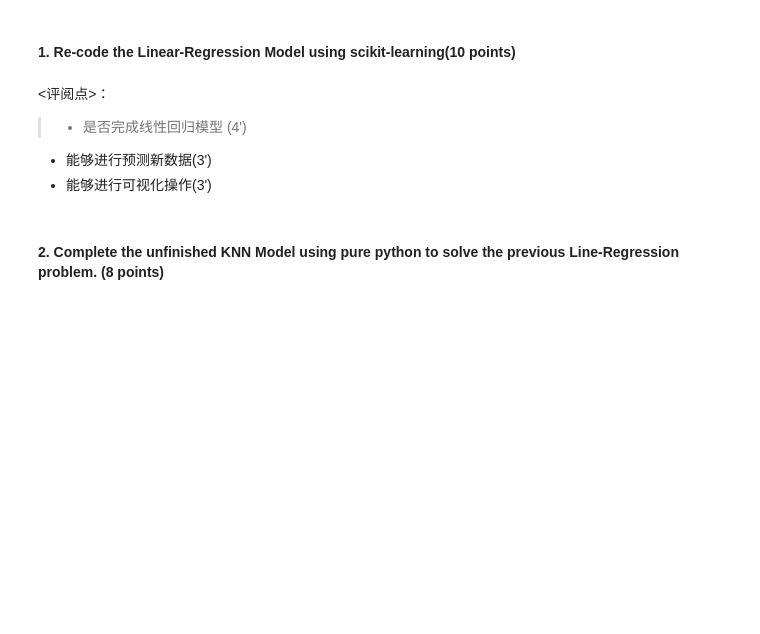
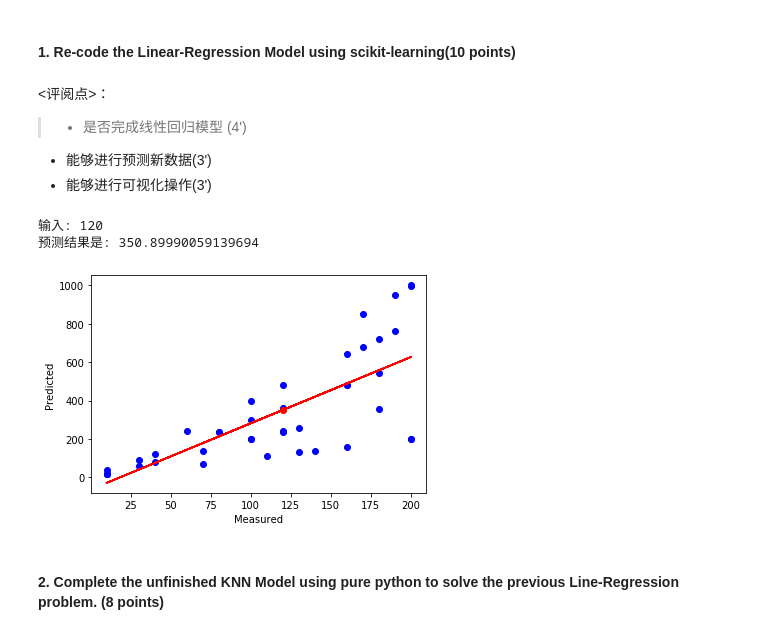
Before and after one commit to honwaii/nlp, a Jupyter notebook: assignment03/Assignment-03.ipynb, the cells around one changed output. Drawn from its saved outputs; the diff is of its cells as text; code cells hidden in the pictures; blank space fills up the shorter version.

```diff
--- a/assignment03/Assignment-03.ipynb
+++ b/assignment03/Assignment-03.ipynb
@@ -18,3 +16,57 @@
+# %%
+from sklearn import linear_model
+import matplotlib.pyplot as plt
+import random
+import numpy as np
+
+lr = linear_model.LinearRegression()
+
+
+def assuming_function(x):
+    return random.randint(1, 5) * x + random.randint(-2, 2)
+
+
+def generate_data():
+    X = np.random.random_integers(low=1, high=20, size=(40, 1)) * 10
+    y = [assuming_function(x) for x in X]
+    y = np.array(y)
+    return X, y
+
+
+def f(x, k, b):
+    return k * x + b
+
+
+def predict(x):
+    X, y = generate_data()
+    reg = lr.fit(X, y)
+    reg.score(X.reshape(-1, 1), y)
+    p = lr.predict(np.array([x]).reshape(1, -1))
+    return X, y, p, reg.coef_, reg.intercept_
+
+
+def draw_graph(x):
+    X, y, predicted, k, b = predict(x)
+    print('输入: ' + str(x) + "\n预测结果是: " + str(predicted[0][0]))
+    fig, ax = plt.subplots()
+    ax.scatter(X, y, c='b')
+    ax.plot(X, f(X, k, b), color='red')
+    ax.scatter(x, predicted, c='r')
+    ax.set_xlabel('Measured')
+    ax.set_ylabel('Predicted')
+    plt.show()
+
+
+def result(x):
+    draw_graph(x)
+    return
+
+
+result(120)
+# %% [output]
+输入: 120
+预测结果是: 350.89990059139694
+[figure, added]
 # %% [markdown]
 #### 2. Complete the unfinished KNN Model using pure python to solve the previous Line-Regression problem. (8 points)
 # %% [markdown]
```
Also changed, not shown: parts of 10 cells of this notebook.
